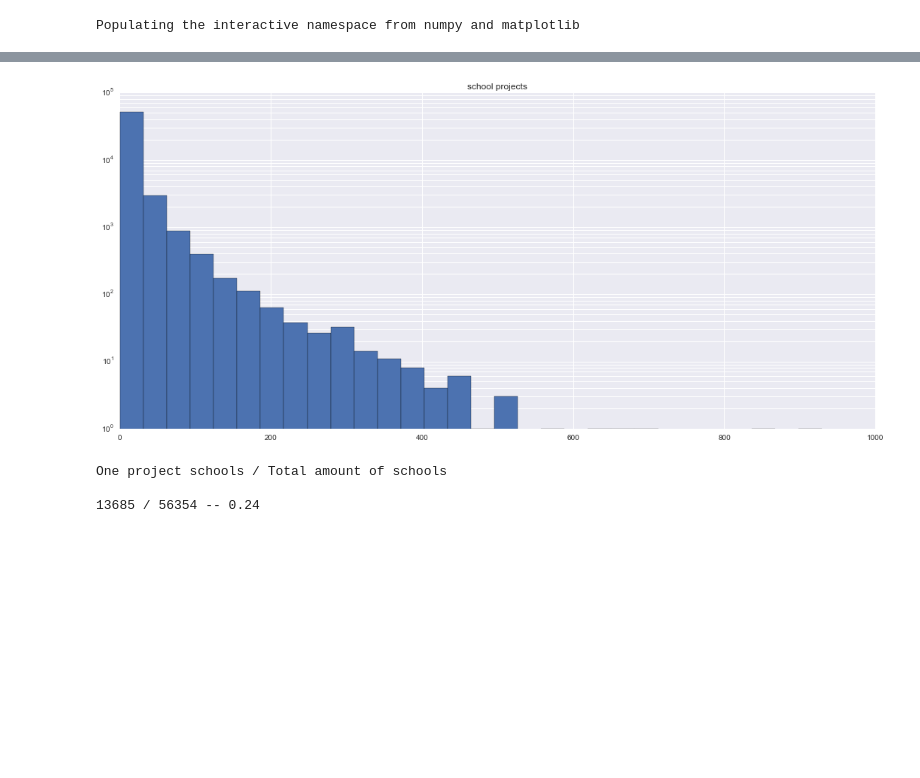
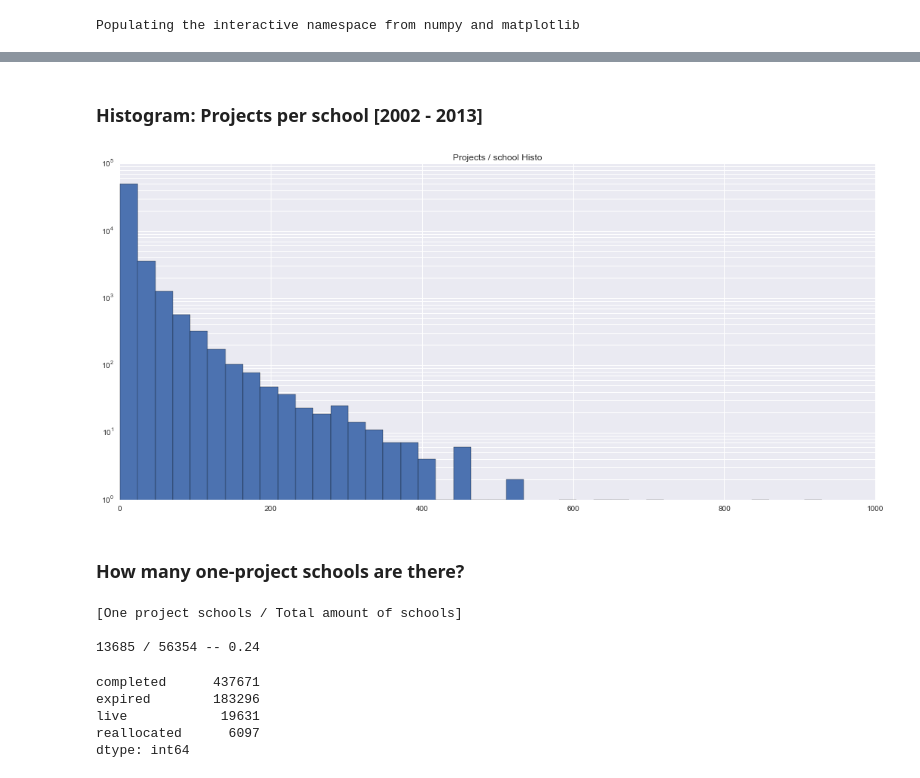
Before and after one commit to abshinn/mind-the-gap, a Jupyter notebook: EDA.ipynb, the cells around one changed output, grey strips where cells are left out. Saved outputs shown, nothing was run; the diff lists cells and outputs as text; code cells hidden in the pictures; blank space fills up the shorter version.

```diff
--- a/EDA.ipynb
+++ b/EDA.ipynb
@@ -19,18 +38,37 @@ Index([u'_projectid', u'_teacher_acctid', u'_schoolid', u'school_ncesid', u'scho
+# %% [markdown]
+### Histogram: Projects per school [2002 - 2013]
 # %%
-df._schoolid.value_counts().hist(bins=30, log=np.log10)
-plt.title("school projects");
+df._schoolid.value_counts().hist(bins=40, log=np.log10)
+plt.title("Projects / school Histo");
 # %% [output]
-[figure, old version]
+[figure, new version]
+# %% [markdown]
+### How many one-project schools are there?
 # %%
 one_proj_schools = (df._schoolid.value_counts() == 1).sum()
 uniq_schools = len(df._schoolid.value_counts())
 
-print "One project schools / Total amount of schools\n"
+print "[One project schools / Total amount of schools]\n"
 print "{} / {} -- {:.2f}".format(one_proj_schools, uniq_schools, np.float(one_proj_schools)/uniq_schools)
+
+# print "\n"
+
+# print "[Number of one-project schools that were unsuccessful]\n"
+# one_proj_df = df.loc[(df._schoolid.value_counts() == 1).index]
+# one_proj_expired = len(one_proj_df.funding_status == "expired")
+# print "{} / {} -- {:.2f}".format(one_proj_expired, len(one_proj_df), np.float(one_proj_expired)/len(one_proj_df))
 # %% [output]
-One project schools / Total amount of schools
+[One project schools / Total amount of schools]
 
 13685 / 56354 -- 0.24
+# %%
+df.funding_status.value_counts()
+# %% [output]
+completed      437671
+expired        183296
+live            19631
+reallocated      6097
+dtype: int64
 # %%
 year_posted = df.date_posted.apply(lambda date: date.year)
 df["year_posted"] = year_posted
```
Also changed, not shown: parts of 9 cells of this notebook, 1 other file.
